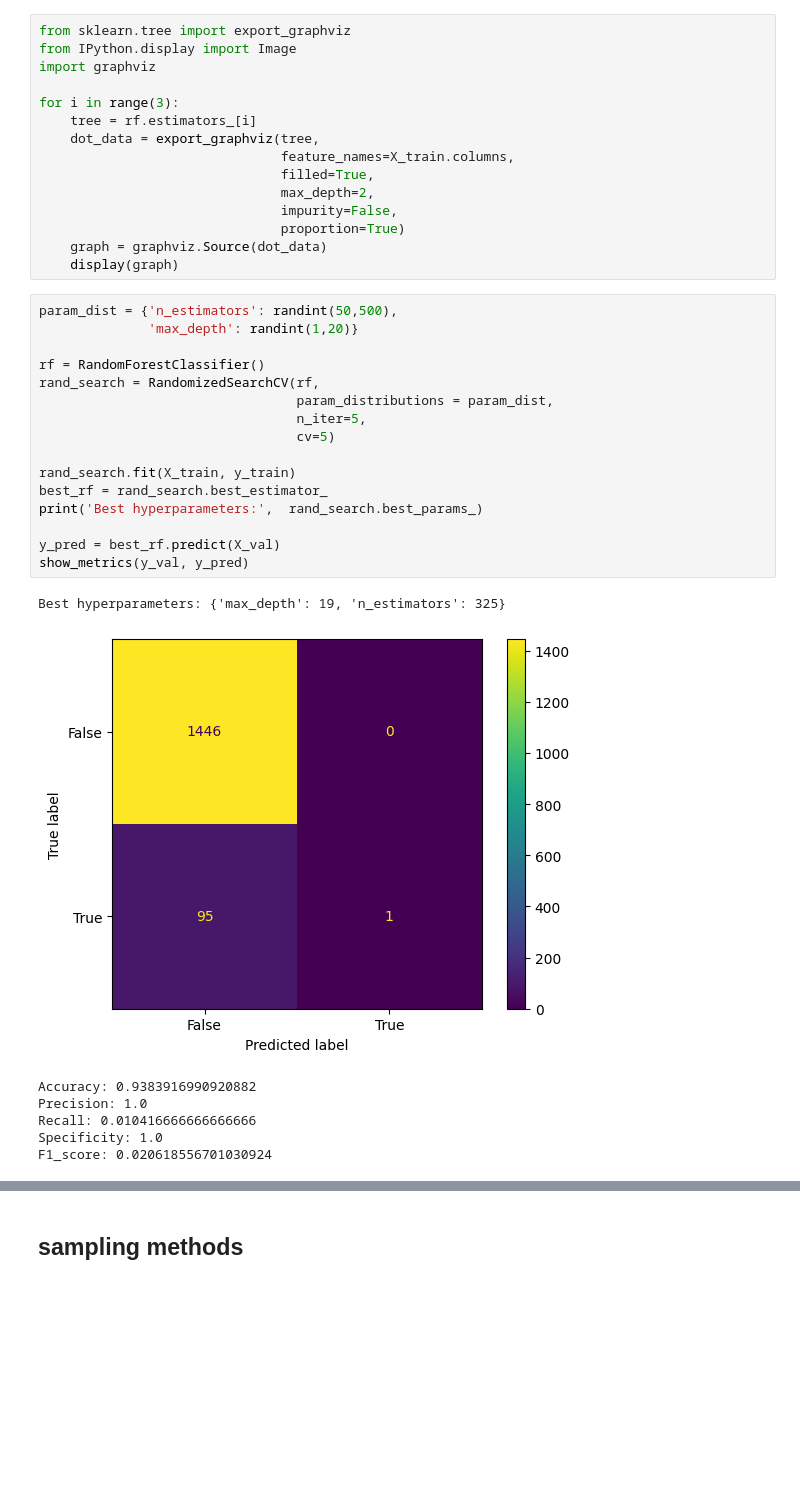
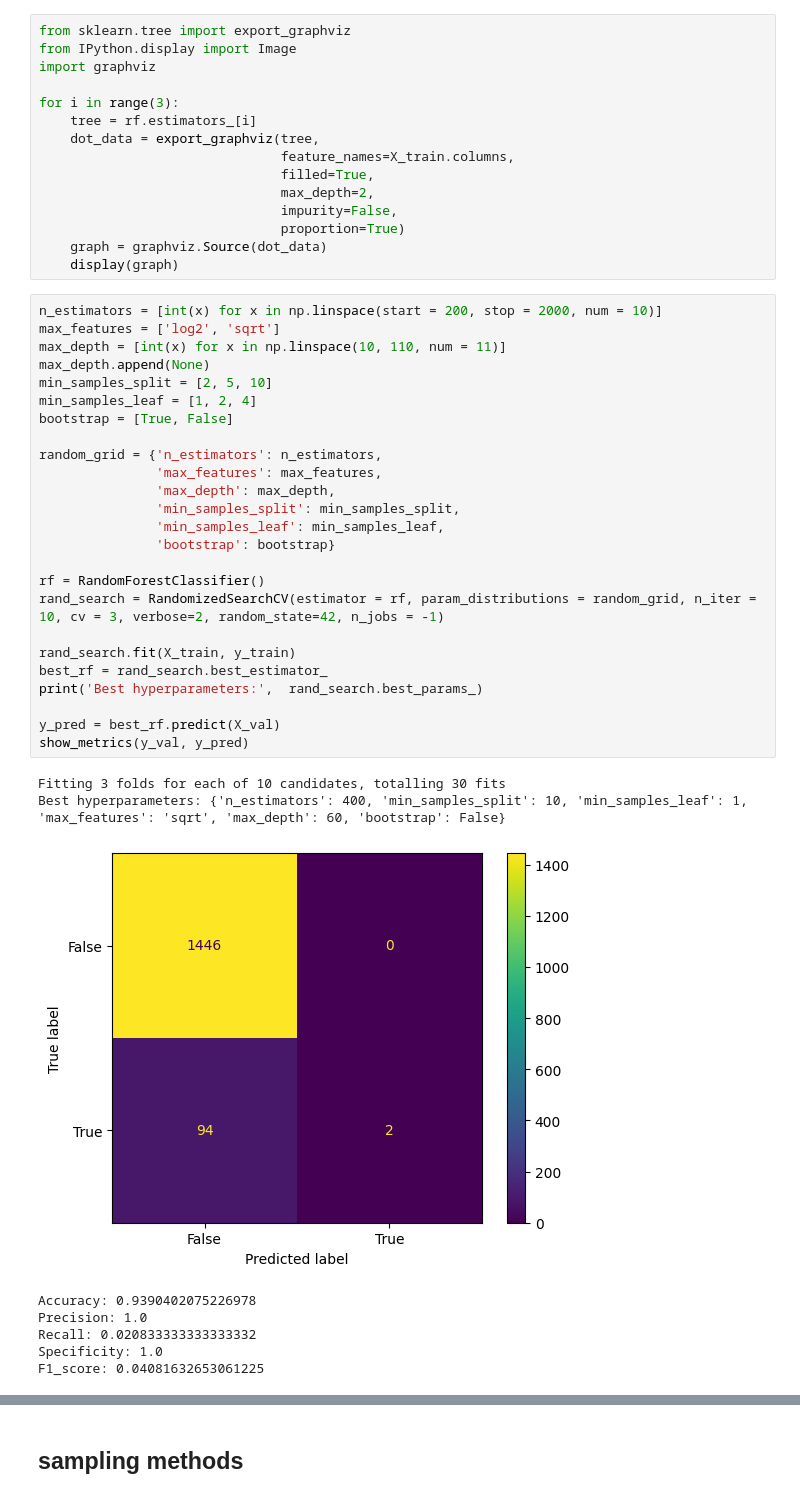
Before and after one commit to dapscc/bt4012_fraud, a Jupyter notebook: randomforest.ipynb, the cells around one changed output, grey strips where cells are left out. Cells and saved outputs as stored; diff of their text form; blank space fills up the shorter version.

```diff
--- a/randomforest.ipynb
+++ b/randomforest.ipynb
@@ -49,27 +52,37 @@ for i in range(3):
                                proportion=True)
     graph = graphviz.Source(dot_data)
     display(graph)
-# %%
-param_dist = {'n_estimators': randint(50,500),
-              'max_depth': randint(1,20)}
-
-rf = RandomForestClassifier()
-rand_search = RandomizedSearchCV(rf,
-                                 param_distributions = param_dist,
-                                 n_iter=5,
-                                 cv=5)
-
-rand_search.fit(X_train, y_train)
-best_rf = rand_search.best_estimator_
-print('Best hyperparameters:',  rand_search.best_params_)
-
-y_pred = best_rf.predict(X_val)
-show_metrics(y_val, y_pred)
-# %% [output]
-Best hyperparameters: {'max_depth': 19, 'n_estimators': 325}
-[figure, removed]
-Accuracy: 0.9383916990920882
-Precision: 1.0
-Recall: 0.010416666666666666
-Specificity: 1.0
-F1_score: 0.020618556701030924
+# %%
+n_estimators = [int(x) for x in np.linspace(start = 200, stop = 2000, num = 10)]
+max_features = ['log2', 'sqrt']
+max_depth = [int(x) for x in np.linspace(10, 110, num = 11)]
+max_depth.append(None)
+min_samples_split = [2, 5, 10]
+min_samples_leaf = [1, 2, 4]
+bootstrap = [True, False]
+
+random_grid = {'n_estimators': n_estimators,
+               'max_features': max_features,
+               'max_depth': max_depth,
+               'min_samples_split': min_samples_split,
+               'min_samples_leaf': min_samples_leaf,
+               'bootstrap': bootstrap}
+
+rf = RandomForestClassifier()
+rand_search = RandomizedSearchCV(estimator = rf, param_distributions = random_grid, n_iter = 10, cv = 3, verbose=2, random_state=42, n_jobs = -1)
+
+rand_search.fit(X_train, y_train)
+best_rf = rand_search.best_estimator_
+print('Best hyperparameters:',  rand_search.best_params_)
+
+y_pred = best_rf.predict(X_val)
+show_metrics(y_val, y_pred)
+# %% [output]
+Fitting 3 folds for each of 10 candidates, totalling 30 fits
+Best hyperparameters: {'n_estimators': 400, 'min_samples_split': 10, 'min_samples_leaf': 1, 'max_features': 'sqrt', 'max_depth': 60, 'bootstrap': False}
+[figure, added]
+Accuracy: 0.9390402075226978
+Precision: 1.0
+Recall: 0.020833333333333332
+Specificity: 1.0
+F1_score: 0.04081632653061225
```
Also changed, not shown: parts of 9 cells of this notebook, 2 other files.
